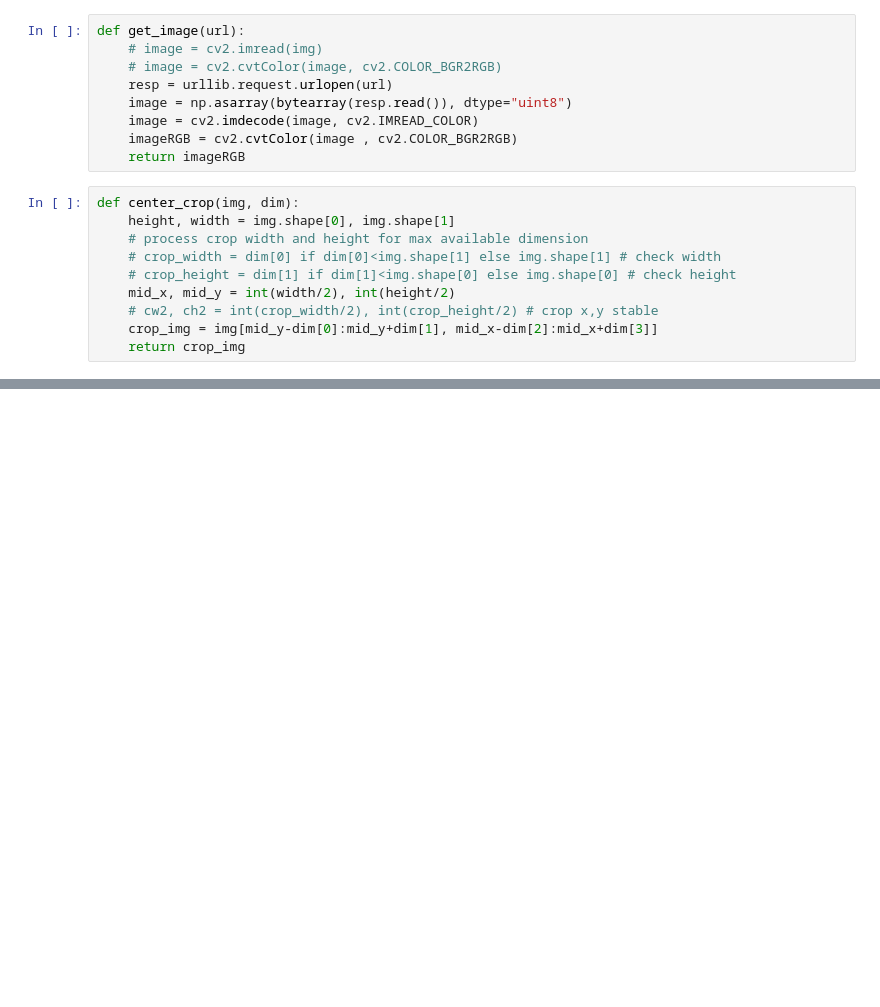
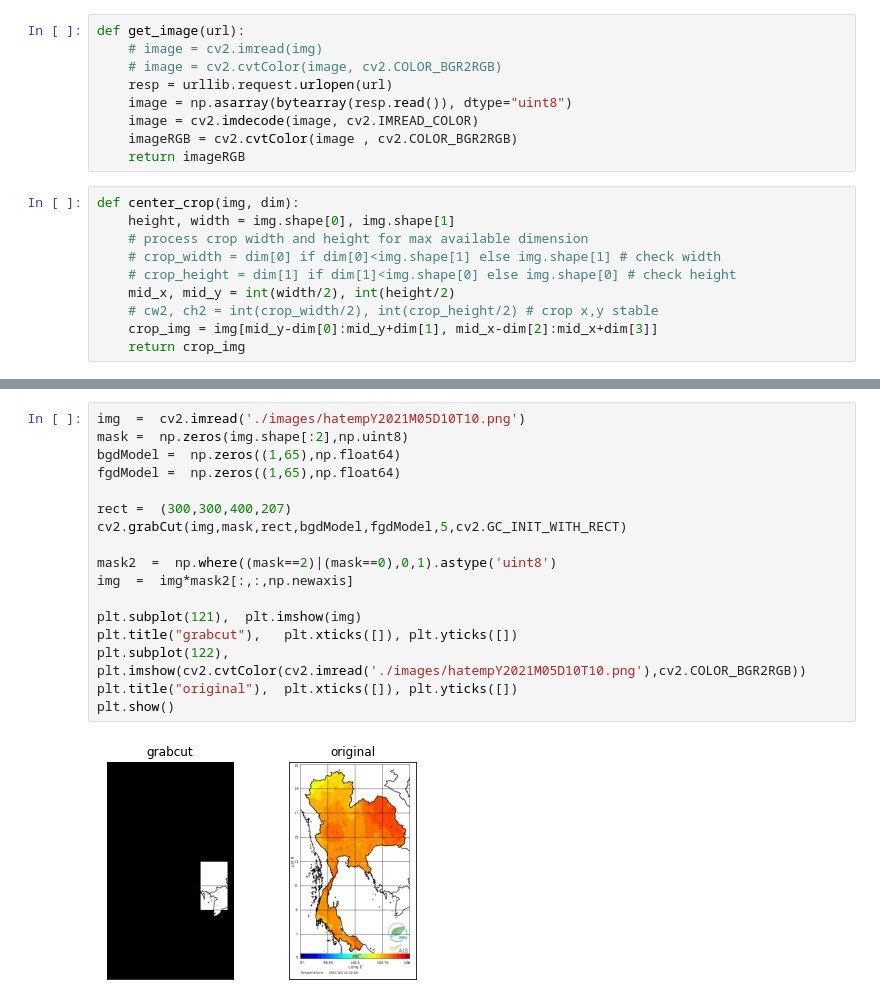
Before and after one commit to Thiraphat-K/Color_Images_Processing_Project, a Jupyter notebook: test.ipynb, the cells around one changed output, grey strips where cells are left out. Saved outputs shown, nothing was run; the diff lists cells and outputs as text; blank space fills up the shorter version.

```diff
--- a/test.ipynb
+++ b/test.ipynb
@@ -67,0 +64,20 @@ create_xlsx_file("my_xslx_file.xlsx", headers, players)
+# %%
+img  =	cv2.imread('./images/hatempY2021M05D10T10.png')
+mask =	np.zeros(img.shape[:2],np.uint8)
+bgdModel =  np.zeros((1,65),np.float64)
+fgdModel =  np.zeros((1,65),np.float64)
+
+rect =	(300,300,400,207)
+cv2.grabCut(img,mask,rect,bgdModel,fgdModel,5,cv2.GC_INIT_WITH_RECT)
+
+mask2  =  np.where((mask==2)|(mask==0),0,1).astype('uint8')
+img  =	img*mask2[:,:,np.newaxis]
+
+plt.subplot(121),  plt.imshow(img)
+plt.title("grabcut"),	plt.xticks([]),	plt.yticks([])
+plt.subplot(122),
+plt.imshow(cv2.cvtColor(cv2.imread('./images/hatempY2021M05D10T10.png'),cv2.COLOR_BGR2RGB))
+plt.title("original"),	plt.xticks([]),	plt.yticks([])
+plt.show()
+# %% [output]
+[figure, added]
```
Also changed, not shown: parts of 4 cells of this notebook, 4 other files.
